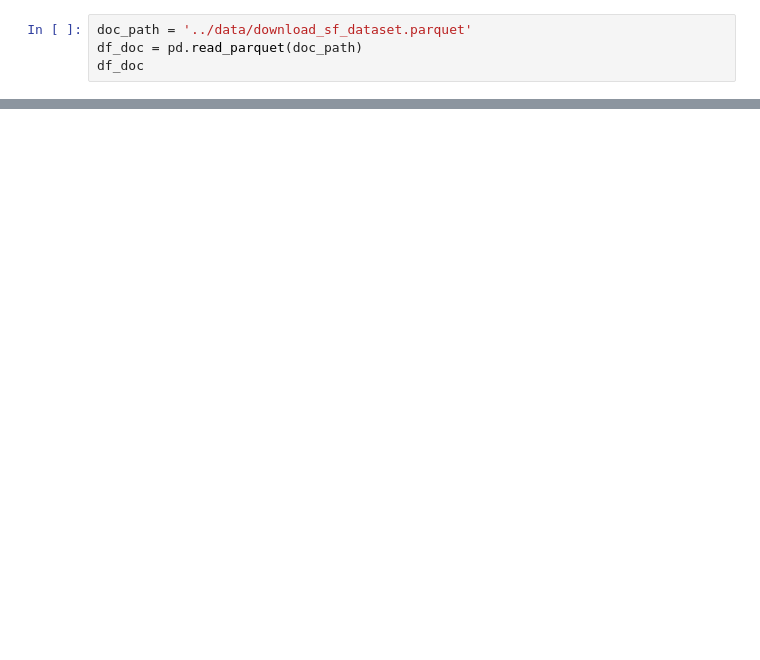
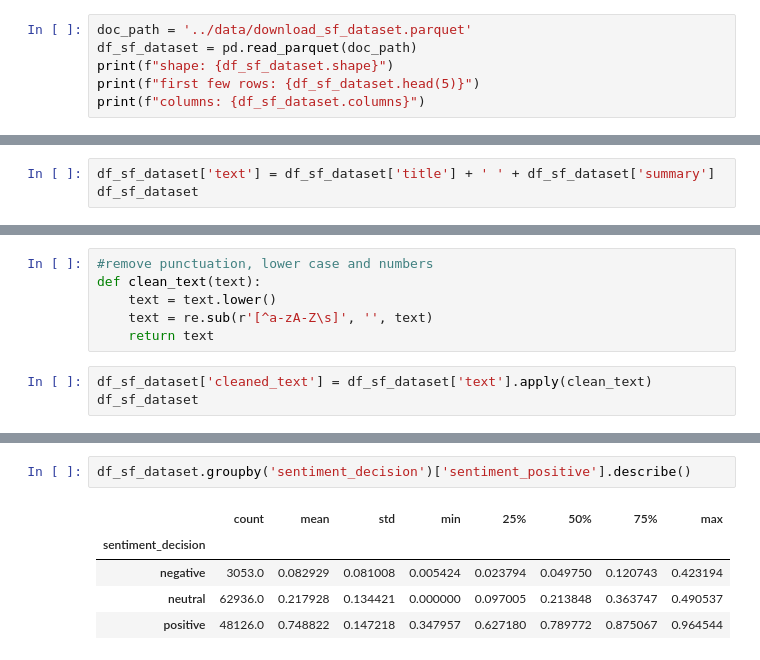
Before and after one commit to pjtina39/multi_text_classification, a Jupyter notebook: notebooks/multi_classification.ipynb, the cells around one changed output, grey strips where cells are left out. Drawn from its saved outputs; the diff is of its cells as text; blank space fills up the shorter version.

```diff
--- a/notebooks/multi_classification.ipynb
+++ b/notebooks/multi_classification.ipynb
@@ -3,5 +10,7 @@ import pandas as pd
 # %%
 doc_path = '../data/download_sf_dataset.parquet'
-df_doc = pd.read_parquet(doc_path)
-df_doc
+df_sf_dataset = pd.read_parquet(doc_path)
+print(f"shape: {df_sf_dataset.shape}")
+print(f"first few rows: {df_sf_dataset.head(5)}")
+print(f"columns: {df_sf_dataset.columns}")
 # %% [output]
@@ -20,0 +42,3 @@ df_doc
+# %%
+df_sf_dataset['text'] = df_sf_dataset['title'] + ' ' + df_sf_dataset['summary']
+df_sf_dataset
@@ -20,0 +59,9 @@ df_doc
+# %%
+#remove punctuation, lower case and numbers
+def clean_text(text):
+    text = text.lower()
+    text = re.sub(r'[^a-zA-Z\s]', '', text)
+    return text
+# %%
+df_sf_dataset['cleaned_text'] = df_sf_dataset['text'].apply(clean_text)
+df_sf_dataset
@@ -20,0 +107,8 @@ df_doc
+# %%
+df_sf_dataset.groupby('sentiment_decision')['sentiment_positive'].describe()
+# %% [output]
+|  | count | mean | std | min | 25% | 50% | 75% | max |
+| sentiment_decision |  |  |  |  |  |  |  |  |
+| negative | 3053.0 | 0.082929 | 0.081008 | 0.005424 | 0.023794 | 0.049750 | 0.120743 | 0.423194 |
+| neutral | 62936.0 | 0.217928 | 0.134421 | 0.000000 | 0.097005 | 0.213848 | 0.363747 | 0.490537 |
+| positive | 48126.0 | 0.748822 | 0.147218 | 0.347957 | 0.627180 | 0.789772 | 0.875067 | 0.964544 |
```
Also changed, not shown: parts of 13 cells of this notebook, 2 other files.
